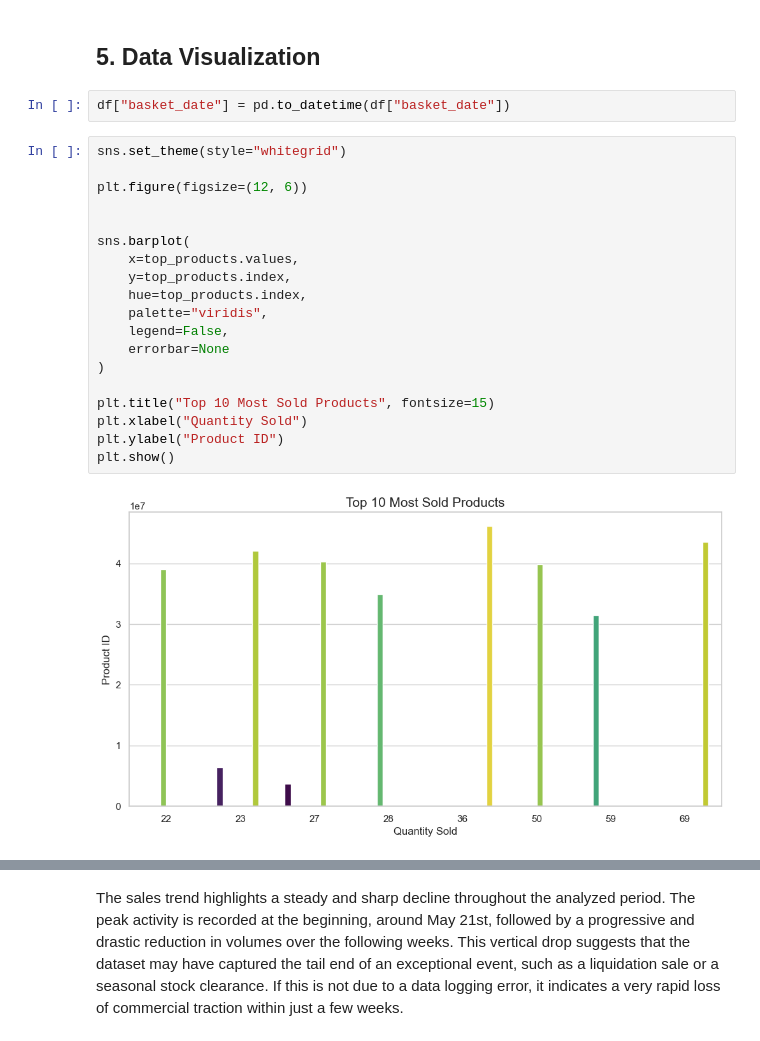
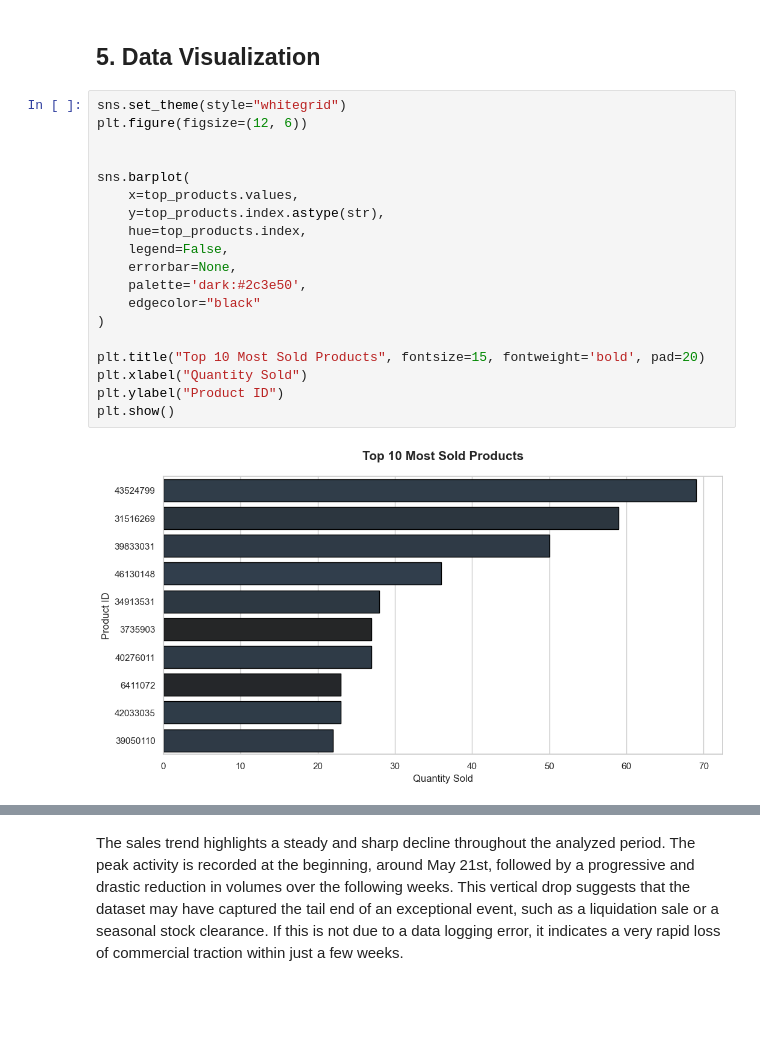
Before and after one commit to EricaRoviello/sales-data-analysis, a Jupyter notebook: analysis.ipynb, the cells around one changed output, grey strips where cells are left out. Cells and saved outputs as stored; diff of their text form; blank space fills up the shorter version.

```diff
--- a/analysis.ipynb
+++ b/analysis.ipynb
@@ -170,28 +169,26 @@ The exploratory analysis illustrates the distribution of sales volumes, with a s
 Since the dataset does not include pricing information, the analysis focuses exclusively on volumes.
 # %% [markdown]
 ## 5. Data Visualization
-# %%
-df["basket_date"] = pd.to_datetime(df["basket_date"])
 # %%
 sns.set_theme(style="whitegrid")
-
 plt.figure(figsize=(12, 6))
 
 
 sns.barplot(
     x=top_products.values,
-    y=top_products.index,
+    y=top_products.index.astype(str),
     hue=top_products.index,
-    palette="viridis",
     legend=False,
-    errorbar=None
+    errorbar=None,
+    palette='dark:#2c3e50',
+    edgecolor="black"
 )
 
-plt.title("Top 10 Most Sold Products", fontsize=15)
+plt.title("Top 10 Most Sold Products", fontsize=15, fontweight='bold', pad=20)
 plt.xlabel("Quantity Sold")
 plt.ylabel("Product ID")
 plt.show()
 # %% [output]
-[figure, old version]
+[figure, new version]
 # %%
 plt.figure(figsize=(12, 6))
```
Also changed, not shown: parts of 3 cells of this notebook.
